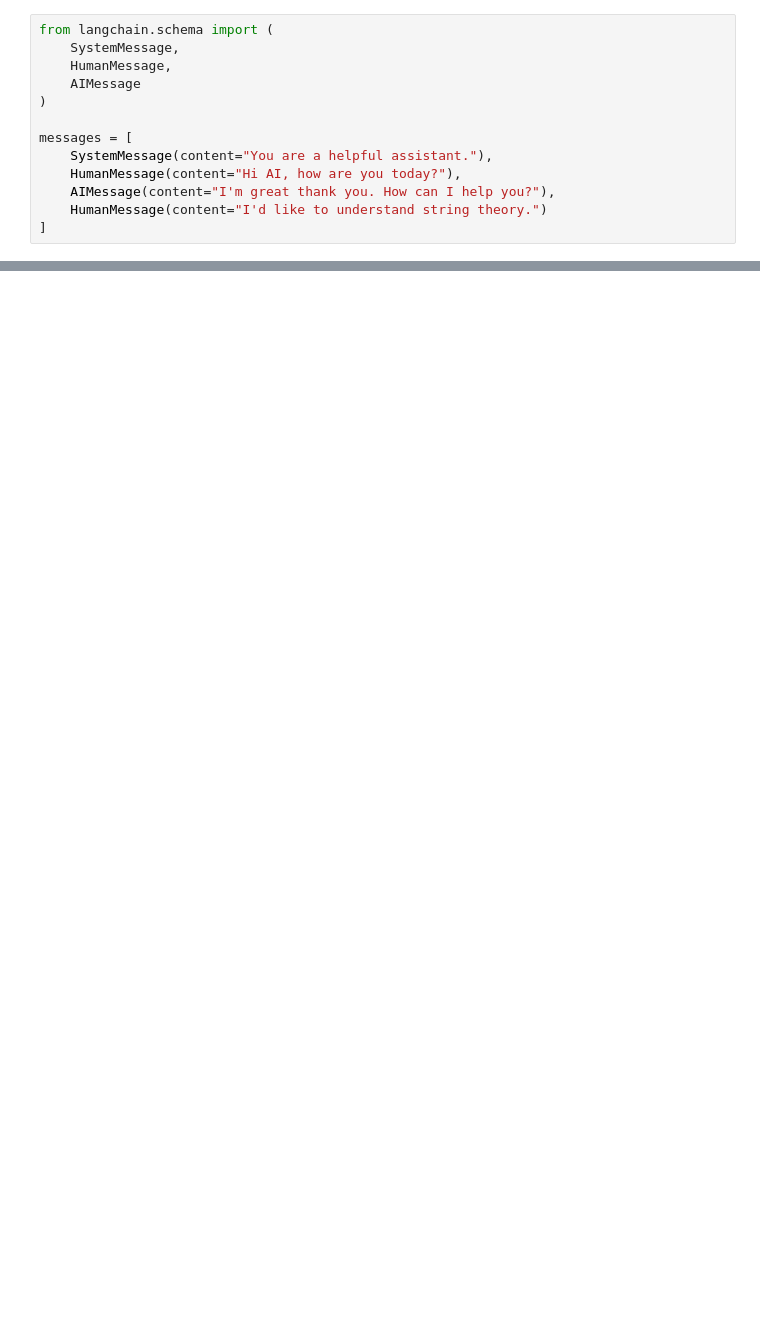
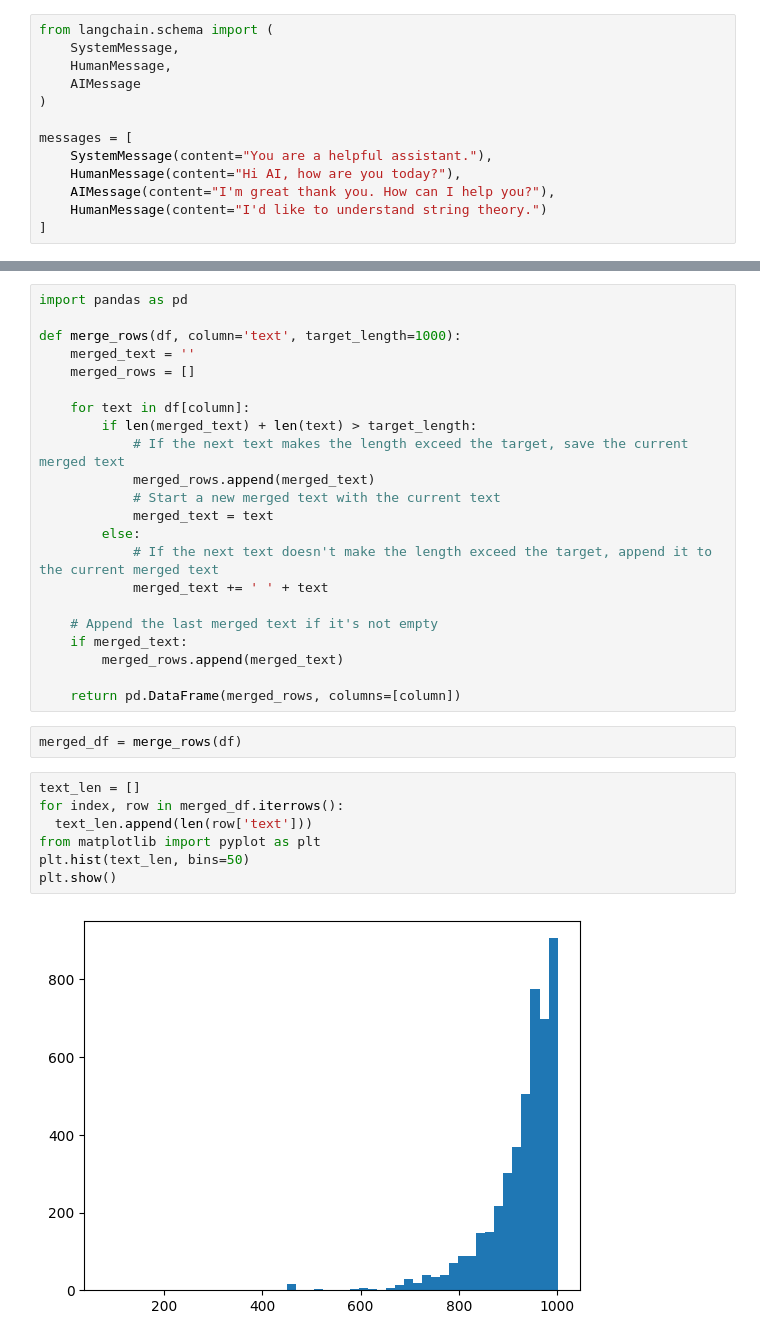
Before and after one commit to dcolinmorgan/grph, a Jupyter notebook: gdocs_rag_chatbot.ipynb, the cells around one changed output, grey strips where cells are left out. Cells and saved outputs as stored; diff of their text form; blank space fills up the shorter version.

```diff
--- a/gdocs_rag_chatbot.ipynb
+++ b/gdocs_rag_chatbot.ipynb
@@ -213,0 +518,33 @@ Based on the provided context, it seems like the query is related to the ease of
+# %%
+import pandas as pd
+
+def merge_rows(df, column='text', target_length=1000):
+    merged_text = ''
+    merged_rows = []
+
+    for text in df[column]:
+        if len(merged_text) + len(text) > target_length:
+            # If the next text makes the length exceed the target, save the current merged text
+            merged_rows.append(merged_text)
+            # Start a new merged text with the current text
+            merged_text = text
+        else:
+            # If the next text doesn't make the length exceed the target, append it to the current merged text
+            merged_text += ' ' + text
+
+    # Append the last merged text if it's not empty
+    if merged_text:
+        merged_rows.append(merged_text)
+
+    return pd.DataFrame(merged_rows, columns=[column])
+# %%
+merged_df = merge_rows(df)
+# %%
+text_len = []
+for index, row in merged_df.iterrows():
+  text_len.append(len(row['text']))
+from matplotlib import pyplot as plt
+plt.hist(text_len, bins=50)
+plt.show()
+# %% [output]
+[figure, added]
```
Also changed, not shown: parts of 46 cells of this notebook.
